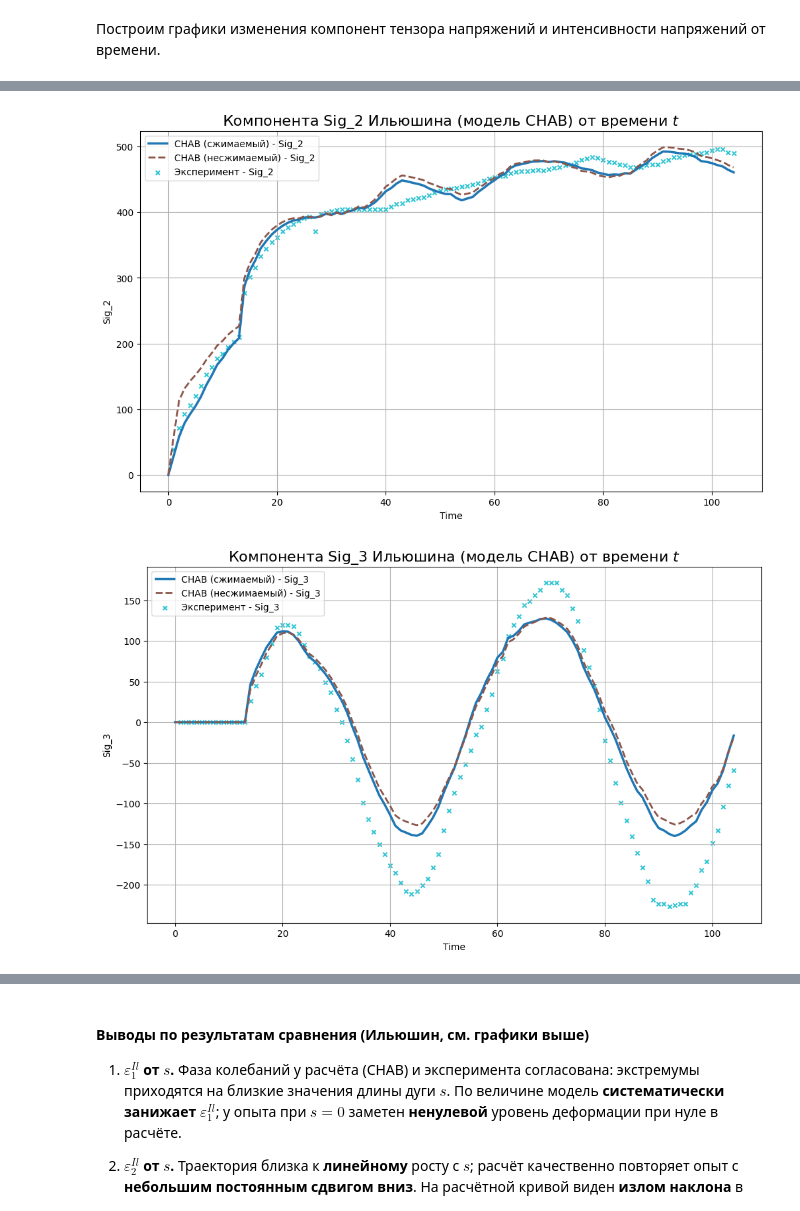
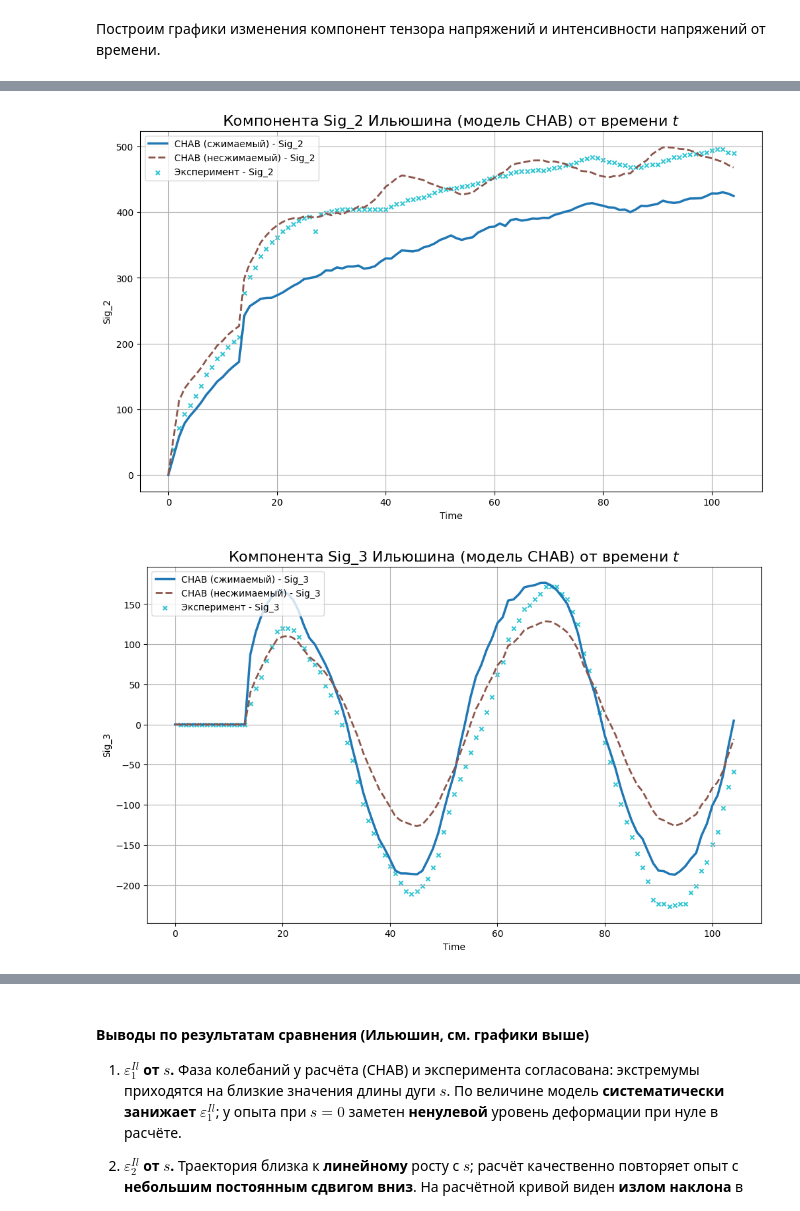
Before and after one commit to ArtemDos/complex_deformations, a Jupyter notebook: P29/experimental_vint/chab.ipynb, the cells around one changed output, grey strips where cells are left out. Cells and saved outputs as stored; diff of their text form; code cells hidden in the pictures.

Commit message:
add chab anal for exp P29

```diff
--- a/P29/experimental_vint/chab.ipynb
+++ b/P29/experimental_vint/chab.ipynb
@@ -100,14 +76,11 @@ $$\frac{|\vec{\sigma}^{\mathrm{числ}}| - |\vec{\sigma}^{\mathrm{эксп}}|}
 # %%
-from core.calculations import (
-    ilushin_stress_metrics_at_experiment_times,
-    prepare_ilushin_path_dataset,
-)
+from core.calculations import prepare_ilushin_path_dataset
 
-exp_il = prepare_ilushin_path_dataset(real_experiment, compressible=False)
-num_il = prepare_ilushin_path_dataset(numerical_experiment_chab, compressible=True)
-num_il_inc = prepare_ilushin_path_dataset(numerical_experiment_chab_inc, compressible=True)
+exp_il = prepare_ilushin_path_dataset(real_experiment, use_deviatoric_strains=False)
+num_il = prepare_ilushin_path_dataset(numerical_experiment_chab, use_deviatoric_strains=True)
+num_il_inc = prepare_ilushin_path_dataset(numerical_experiment_chab_inc, use_deviatoric_strains=True)
 
-_il_pairs = [
+il_pairs = [
     (f"{model_name} (сжимаемый)", num_il),
     (f"{model_name} (несжимаемый)", num_il_inc),
 ]
@@ -145,6 +134,6 @@ plot_xy(
 # %%
 plot_xy(
-    _il_pairs,
+    il_pairs,
     "Time",
     ["Sig_1"],
     f"Компонента Sig_1 Ильюшина (модель {model_name}) от времени $t$",
@@ -153,7 +142,7 @@ plot_xy(
 )
 
 plot_xy(
-    _il_pairs,
+    il_pairs,
     "Time",
     ["Sig_2"],
     f"Компонента Sig_2 Ильюшина (модель {model_name}) от времени $t$",
@@ -162,7 +151,7 @@ plot_xy(
 )
 
 plot_xy(
-    _il_pairs,
+    il_pairs,
     "Time",
     ["Sig_3"],
     f"Компонента Sig_3 Ильюшина (модель {model_name}) от времени $t$",
@@ -174,2 +163,2 @@ plot_xy(
-[figure, old version]
+[figure, new version]
-[figure, old version]
+[figure, new version]
```
Also changed, not shown: parts of 22 cells of this notebook.
